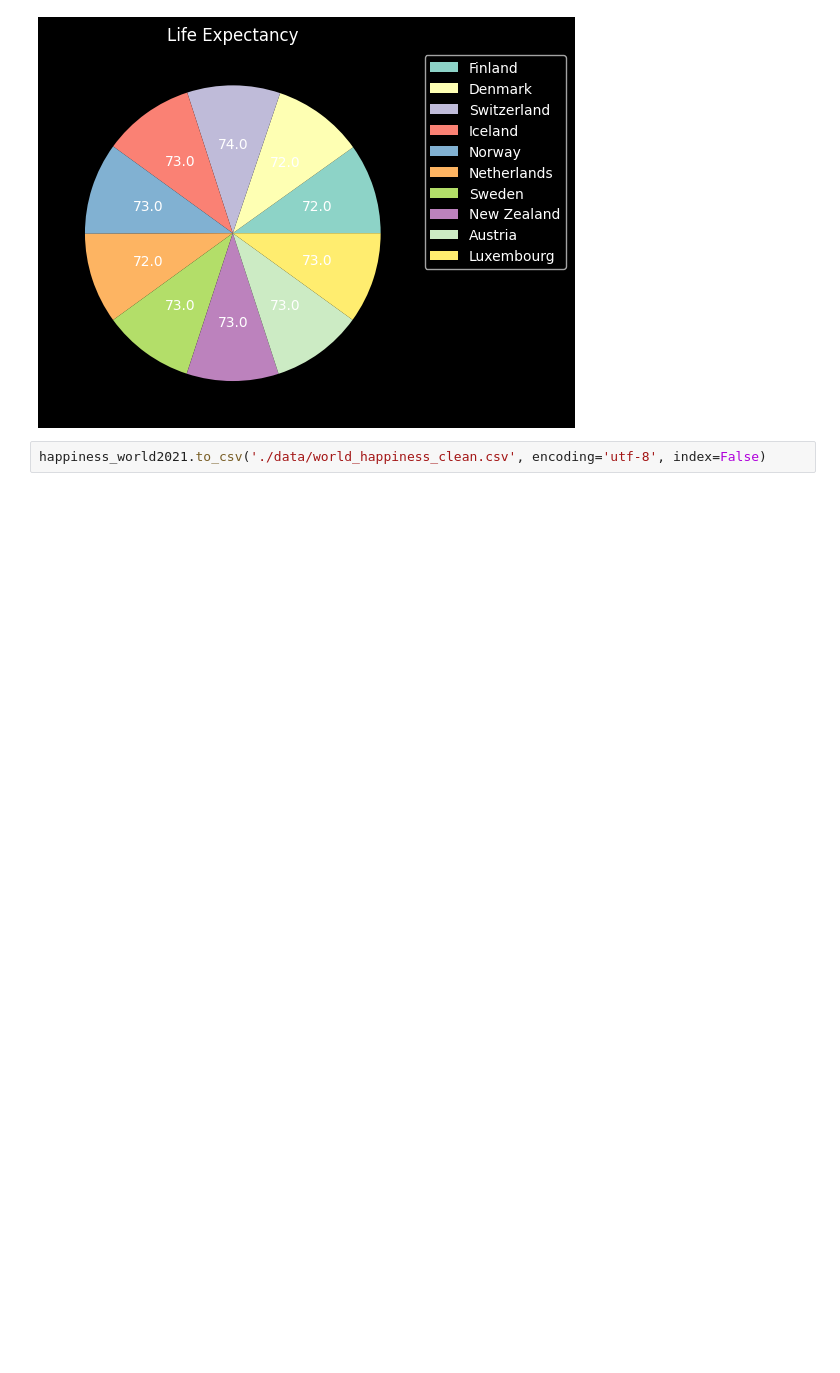
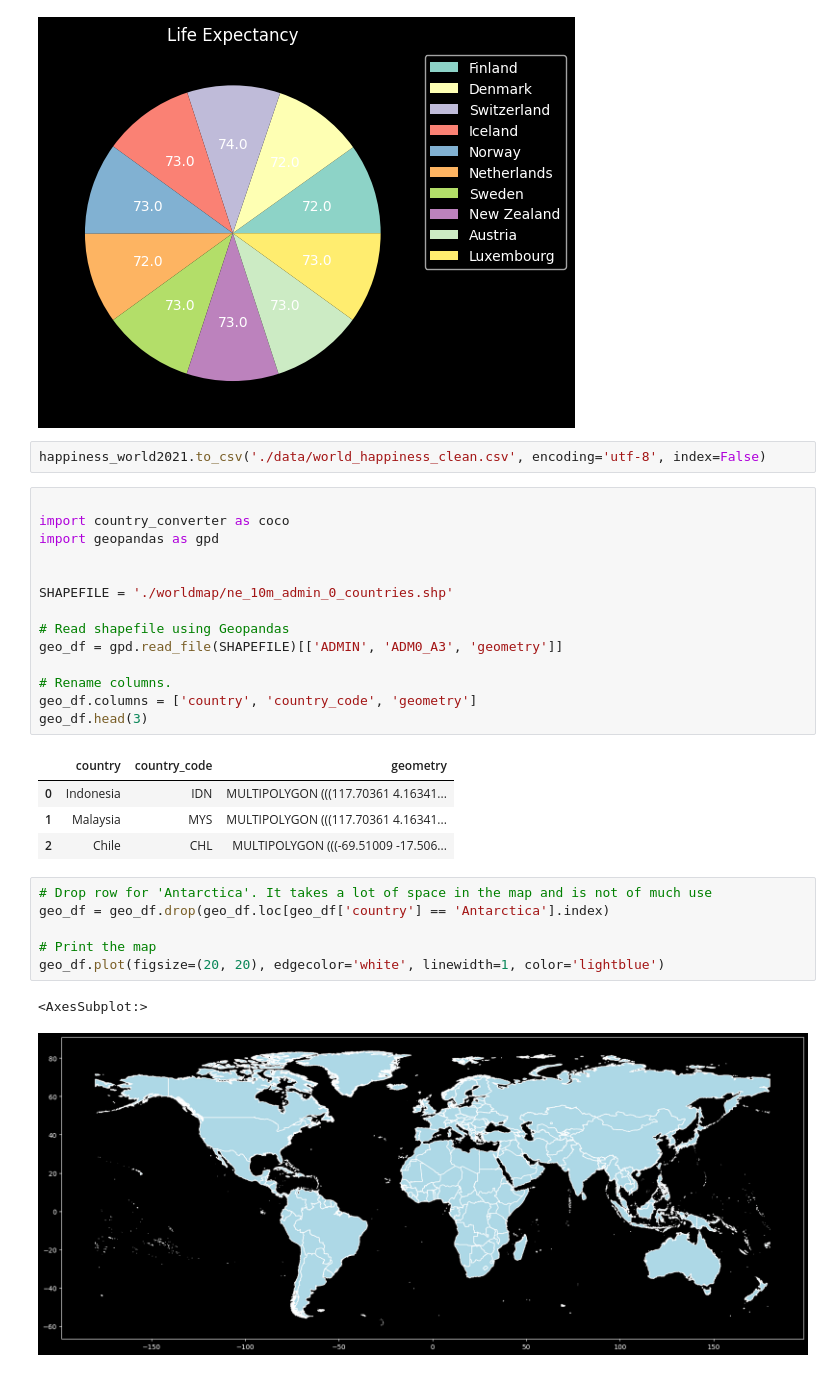
Before and after one commit to apsocarras/team-week, a Jupyter notebook: dw.ipynb, the cells around one changed output. Cells and saved outputs as stored; diff of their text form; blank space fills up the shorter version.

```diff
--- a/dw.ipynb
+++ b/dw.ipynb
@@ -409,3 +410,31 @@ plt.show()
 [figure]
 # %%
 happiness_world2021.to_csv('./data/world_happiness_clean.csv', encoding='utf-8', index=False)
+# %%
+
+import country_converter as coco
+import geopandas as gpd
+
+
+SHAPEFILE = './worldmap/ne_10m_admin_0_countries.shp'
+
+# Read shapefile using Geopandas
+geo_df = gpd.read_file(SHAPEFILE)[['ADMIN', 'ADM0_A3', 'geometry']]
+
+# Rename columns.
+geo_df.columns = ['country', 'country_code', 'geometry']
+geo_df.head(3)
+# %% [output]
+|  | country | country_code | geometry |
+| 0 | Indonesia | IDN | MULTIPOLYGON (((117.70361 4.16341... |
+| 1 | Malaysia | MYS | MULTIPOLYGON (((117.70361 4.16341... |
+| 2 | Chile | CHL | MULTIPOLYGON (((-69.51009 -17.506... |
+# %%
+# Drop row for 'Antarctica'. It takes a lot of space in the map and is not of much use
+geo_df = geo_df.drop(geo_df.loc[geo_df['country'] == 'Antarctica'].index)
+
+# Print the map
+geo_df.plot(figsize=(20, 20), edgecolor='white', linewidth=1, color='lightblue')
+# %% [output]
+<AxesSubplot:>
+[figure, added]
```
Also changed, not shown: parts of 13 cells of this notebook.
